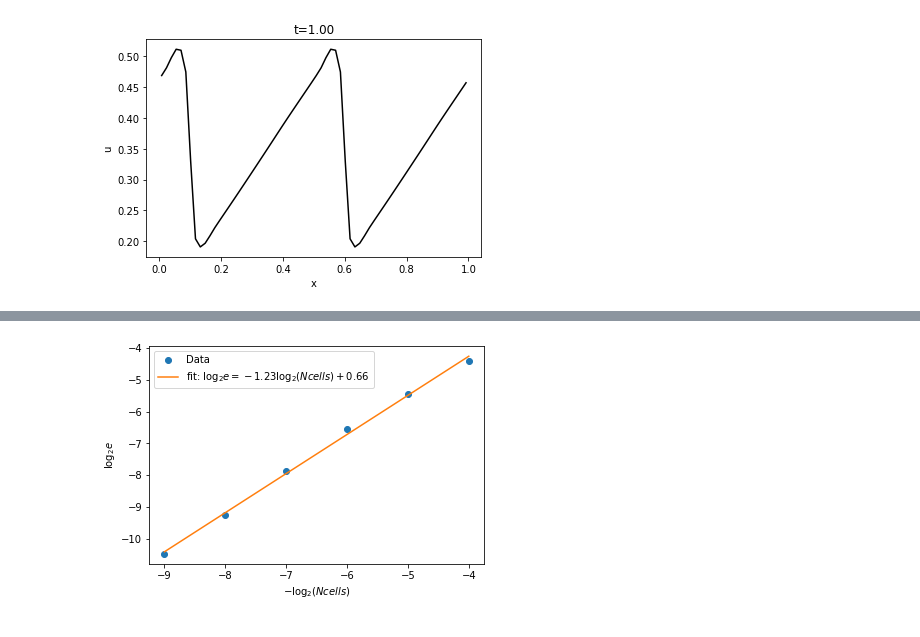
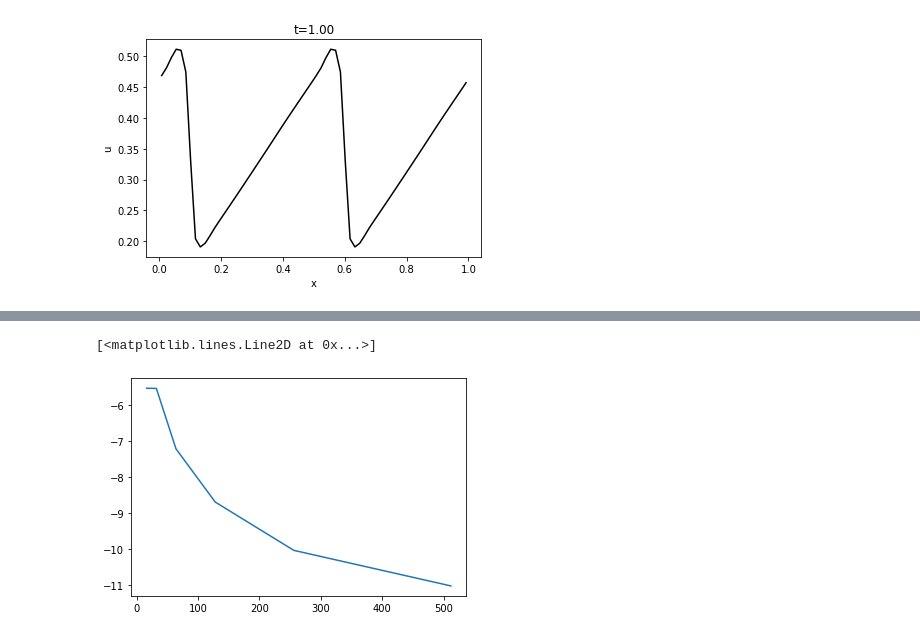
Before and after one commit to JerryChen97/Hydrodynamics, a Jupyter notebook: burgers.ipynb, the cells around one changed output, grey strips where cells are left out. Drawn from its saved outputs; the diff is of its cells as text; code cells hidden in the pictures.

```diff
--- a/burgers.ipynb
+++ b/burgers.ipynb
@@ -237,12 +270,5 @@ plt.plot(n_list, error_list)
-# %%
-minus_n_list = [-n for n in n_list]
-p = np.polyfit(minus_n_list, error_list, 1)
-plt.xlabel(r'$-\log_2 (Ncells)$')
-plt.ylabel(r'$\log_2 e$')
-plt.plot(minus_n_list, error_list, "o", label="Data")
-plt.plot(minus_n_list, [p[0] * n + p[1] for n in minus_n_list], label=r"fit: $\log_2 e = - %.2f \log_2(Ncells) + %.2f$" % (p[0], p[1]))
-plt.legend()
-plt.savefig("test.png")
-plt.show()
-# %% [output]
-[figure, removed]
+# %%
+plt.plot([2 ** n for n in n_list], error_list)
+# %% [output]
+[<matplotlib.lines.Line2D at 0x...>]
+[figure, added]
```
Also changed, not shown: parts of 5 cells of this notebook.
